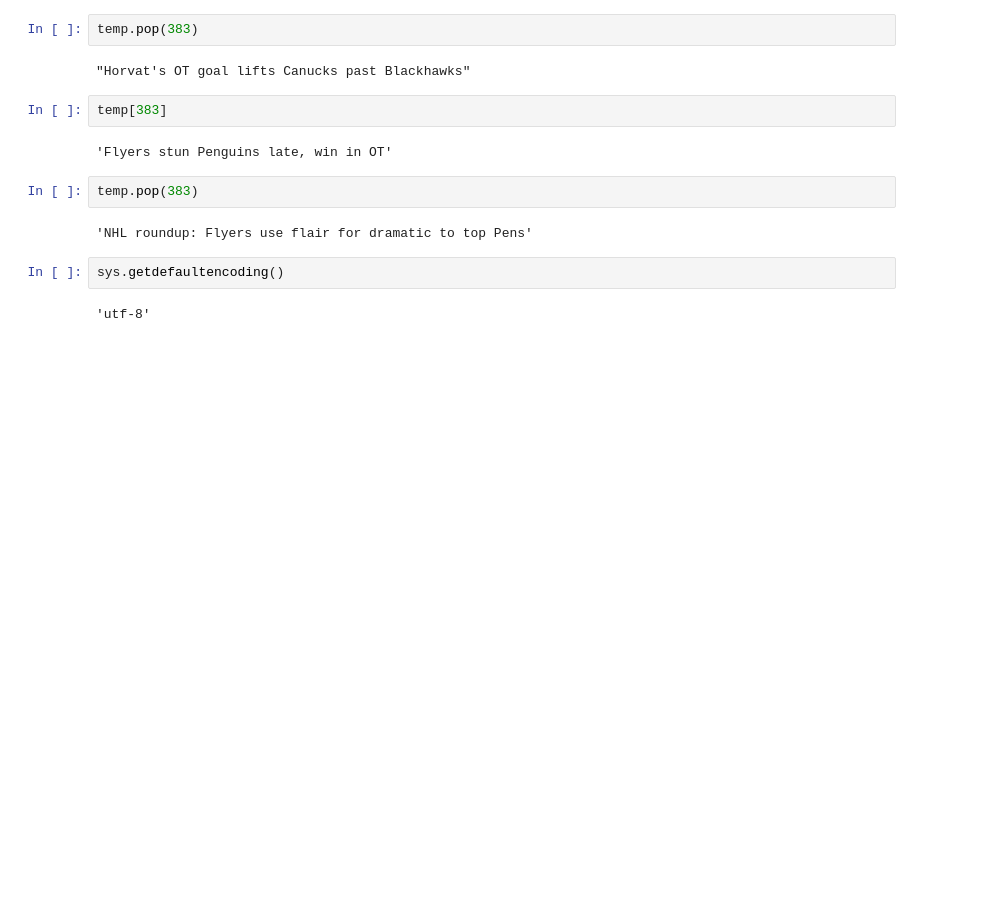
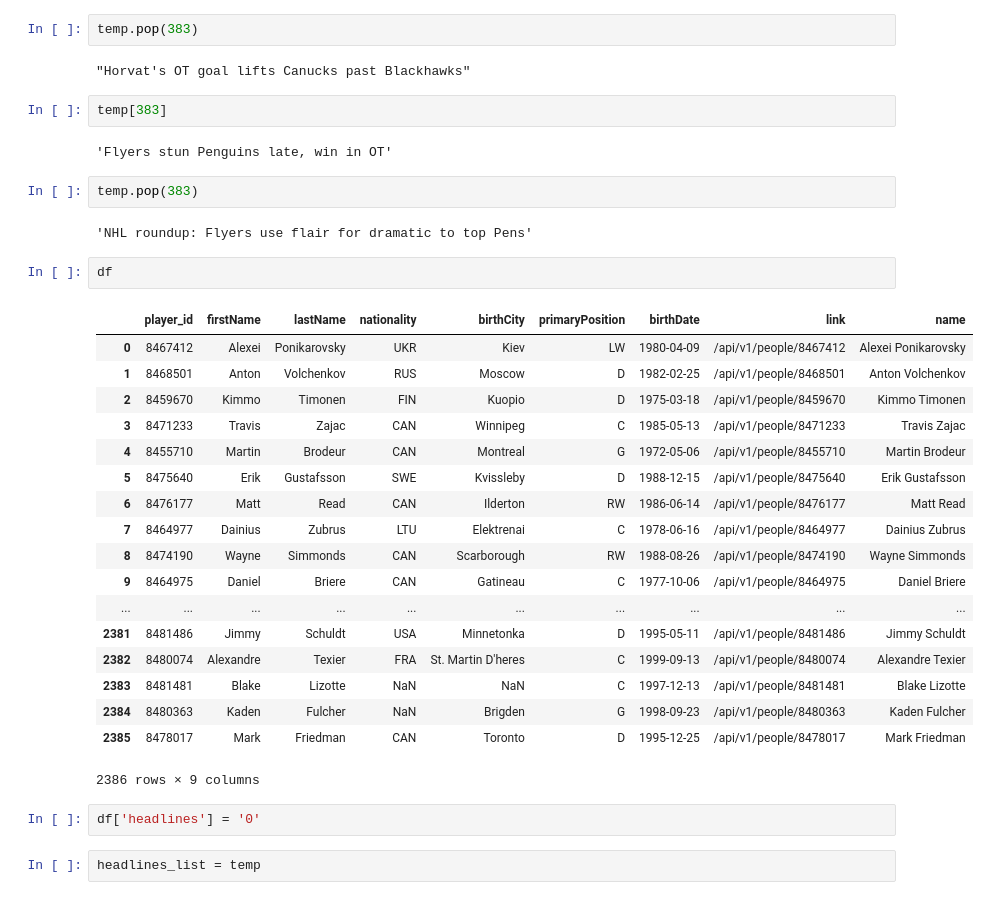
Before and after one commit to Axemen/ETL-Project, a Jupyter notebook: Untitled.ipynb, the cells around one changed output. Cells and saved outputs as stored; diff of their text form; blank space fills up the shorter version.

```diff
--- a/Untitled.ipynb
+++ b/Untitled.ipynb
@@ -95,7 +77,28 @@ temp[383]
 temp.pop(383)
 # %% [output]
 'NHL roundup: Flyers use flair for dramatic to top Pens'
-# %%
-sys.getdefaultencoding()
-# %% [output]
-'utf-8'
+# %%
+df
+# %% [output]
+|  | player_id | firstName | lastName | nationality | birthCity | primaryPosition | birthDate | link | name |
+| 0 | 8467412 | Alexei | Ponikarovsky | UKR | Kiev | LW | 1980-04-09 | /api/v1/people/8467412 | Alexei Ponikarovsky |
+| 1 | 8468501 | Anton | Volchenkov | RUS | Moscow | D | 1982-02-25 | /api/v1/people/8468501 | Anton Volchenkov |
+| 2 | 8459670 | Kimmo | Timonen | FIN | Kuopio | D | 1975-03-18 | /api/v1/people/8459670 | Kimmo Timonen |
+| 3 | 8471233 | Travis | Zajac | CAN | Winnipeg | C | 1985-05-13 | /api/v1/people/8471233 | Travis Zajac |
+| 4 | 8455710 | Martin | Brodeur | CAN | Montreal | G | 1972-05-06 | /api/v1/people/8455710 | Martin Brodeur |
+| 5 | 8475640 | Erik | Gustafsson | SWE | Kvissleby | D | 1988-12-15 | /api/v1/people/8475640 | Erik Gustafsson |
+| 6 | 8476177 | Matt | Read | CAN | Ilderton | RW | 1986-06-14 | /api/v1/people/8476177 | Matt Read |
+| 7 | 8464977 | Dainius | Zubrus | LTU | Elektrenai | C | 1978-06-16 | /api/v1/people/8464977 | Dainius Zubrus |
+| 8 | 8474190 | Wayne | Simmonds | CAN | Scarborough | RW | 1988-08-26 | /api/v1/people/8474190 | Wayne Simmonds |
+| 9 | 8464975 | Daniel | Briere | CAN | Gatineau | C | 1977-10-06 | /api/v1/people/8464975 | Daniel Briere |
+| ... | ... | ... | ... | ... | ... | ... | ... | ... | ... |
+| 2381 | 8481486 | Jimmy | Schuldt | USA | Minnetonka | D | 1995-05-11 | /api/v1/people/8481486 | Jimmy Schuldt |
+| 2382 | 8480074 | Alexandre | Texier | FRA | St. Martin D'heres | C | 1999-09-13 | /api/v1/people/8480074 | Alexandre Texier |
+| 2383 | 8481481 | Blake | Lizotte | NaN | NaN | C | 1997-12-13 | /api/v1/people/8481481 | Blake Lizotte |
+| 2384 | 8480363 | Kaden | Fulcher | NaN | Brigden | G | 1998-09-23 | /api/v1/people/8480363 | Kaden Fulcher |
+| 2385 | 8478017 | Mark | Friedman | CAN | Toronto | D | 1995-12-25 | /api/v1/people/8478017 | Mark Friedman |
+2386 rows × 9 columns
+# %%
+df['headlines'] = '0'
+# %%
+headlines_list = temp
```
Also changed, not shown: parts of 7 cells of this notebook, 1 other file.
